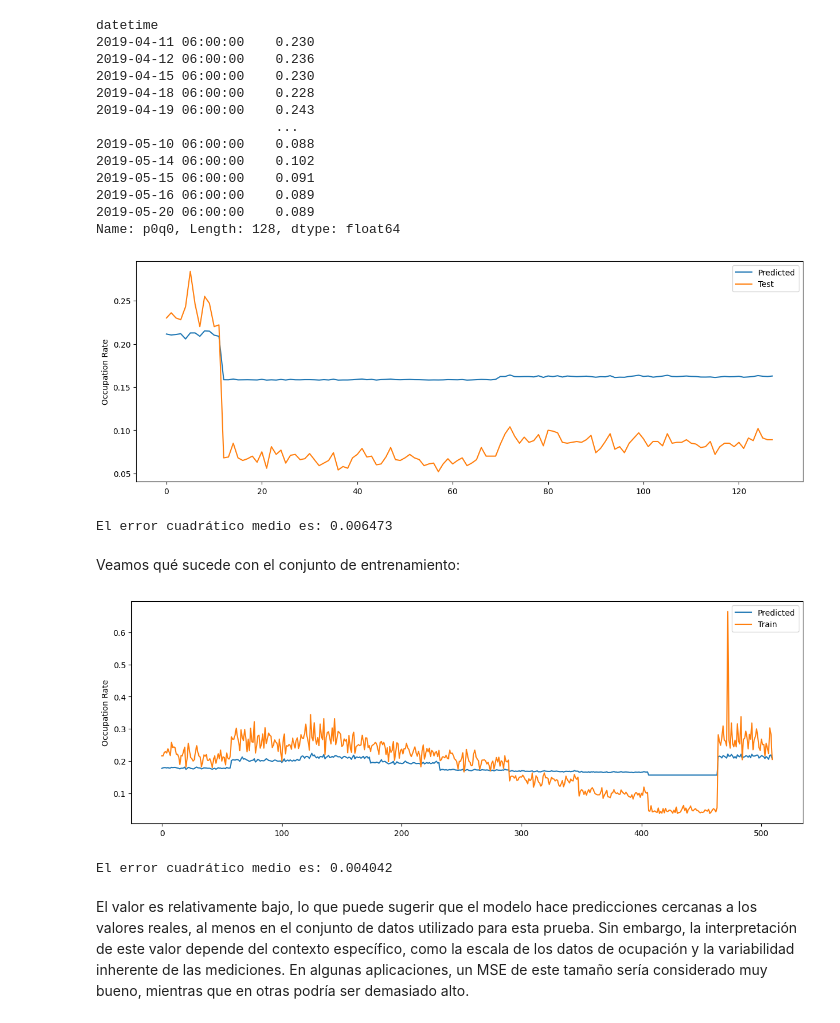
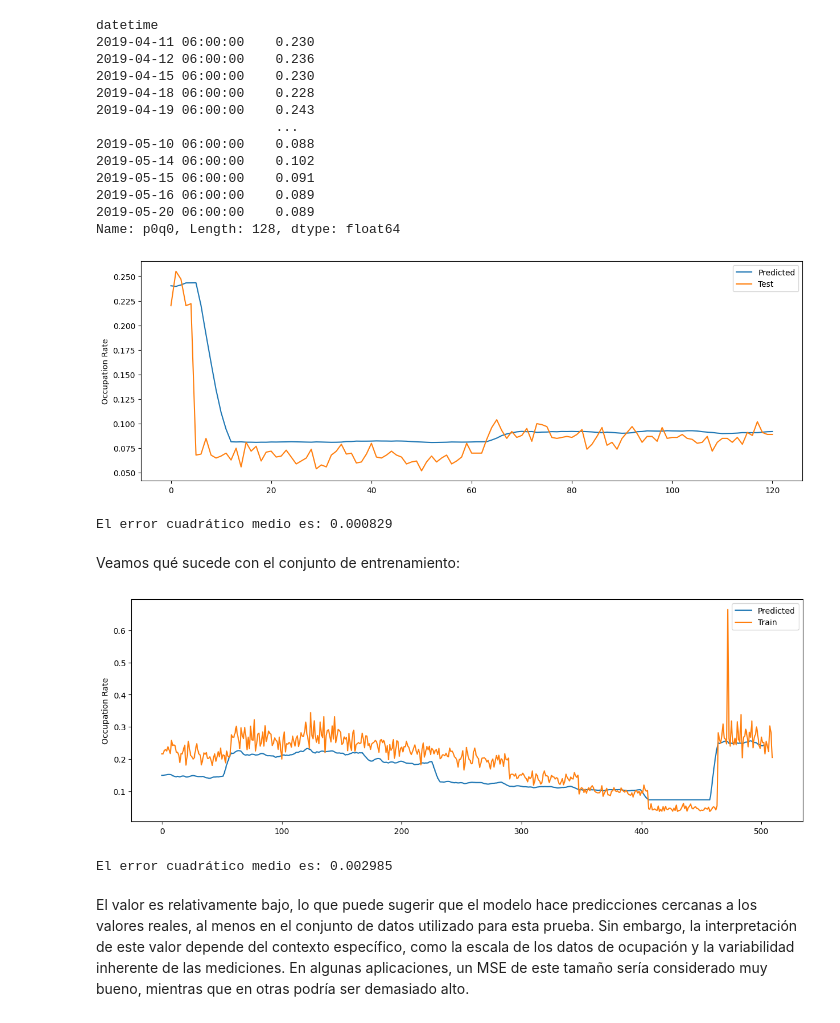
Before and after one commit to contepablod/ML-AI_Bourbaki, a Jupyter notebook: Semana2/intro_autorregresivos.ipynb, the cells around one changed output. Saved outputs shown, nothing was run; the diff lists cells and outputs as text; code cells hidden in the pictures.

```diff
--- a/Semana2/intro_autorregresivos.ipynb
+++ b/Semana2/intro_autorregresivos.ipynb
@@ -627,6 +665,6 @@ LSTMModel(
 )
 # %%
-optimizer = torch.optim.Adam(model.parameters(), lr=LR, amsgrad=True, weight_decay=LR*0.1)
+optimizer = torch.optim.AdamW(model.parameters(), lr=LR, amsgrad=True, weight_decay=LR*0.1)
 criterion = nn.MSELoss()
 # %%
 def train_model(model, optimizer, criterion, train_loader, num_epochs):
@@ -706,9 +744,22 @@ datetime
 2019-05-16 06:00:00    0.089
 2019-05-20 06:00:00    0.089
 Name: p0q0, Length: 128, dtype: float64
+# %%
+X_test_values = X_test.iloc[:, :8].values
+y_test_values = y_test.values
+
+X_test_seq = []
+y_test_seq = []
+
+for i in range(SEQ_LEN, len(X_test_values)):
+    X_test_seq.append(X_test_values[i - SEQ_LEN : i])
+    y_test_seq.append(y_test_values[i])
+
+X_test_seq = np.array(X_test_seq)
+y_test_seq = np.array(y_test_seq)
 # %%
-X_test_tensor = torch.tensor(X_test.iloc[:, :8].to_numpy())
-y_test_tensor = torch.tensor(y_test.to_numpy())
+X_test_tensor = torch.tensor(X_test_seq, dtype=torch.float32)
+y_test_tensor = torch.tensor(y_test_seq, dtype=torch.float32)
 test_dataset = TensorDataset(X_test_tensor, y_test_tensor)
 test_loader = DataLoader(test_dataset, batch_size=BATCH_SIZE, shuffle=False)
 # %%
@@ -725,20 +776,20 @@ for inputs, _ in test_loader:
         # Convert predictions to numpy array and append to list
     all_predictions.append(outputs.cpu().numpy())
 # %%
-y_pred = np.concatenate(all_predictions, axis=0)
+y_test_pred = np.concatenate(all_predictions, axis=0).squeeze()
 # %%
 fig, ax = plt.subplots(figsize=(15,5))
-ax.plot(y_pred, label='Predicted')
-ax.plot(y_test.to_list(), label='Test')
+ax.plot(y_test_pred, label='Predicted')
+ax.plot(y_test_seq, label='Test')
 plt.legend(loc='upper right')
 plt.ylabel('Occupation Rate')
 plt.show()
 # %% [output]
-[figure, old version]
+[figure, new version]
 # %%
-print(f'El error cuadrático medio es: {mean_squared_error(y_test.to_list(), y_pred):.6f}')
+print(f'El error cuadrático medio es: {mean_squared_error(y_test_seq, y_test_pred):.6f}')
 # %% [output]
-El error cuadrático medio es: 0.006473
+El error cuadrático medio es: 0.000829
 # %% [markdown]
 Veamos qué sucede con el conjunto de entrenamiento:
 # %%
@@ -753,16 +804,16 @@ y_pred = np.concatenate(all_predictions, axis=0)
 # %%
 fig, ax = plt.subplots(figsize=(15,5))
-ax.plot(y_pred, label='Predicted')
+ax.plot(y_train_pred, label='Predicted')
 ax.plot(y_train.to_list(), label='Train')
 plt.legend(loc='upper right')
 plt.ylabel('Occupation Rate')
 plt.show()
 # %% [output]
-[figure, old version]
+[figure, new version]
 # %%
-print(f'El error cuadrático medio es: {mean_squared_error(y_train.to_list(), y_pred):.6f}')
+print(f'El error cuadrático medio es: {mean_squared_error(y_train_seq, y_train_pred):.6f}')
 # %% [output]
-El error cuadrático medio es: 0.004042
+El error cuadrático medio es: 0.002985
 # %% [markdown]
 El valor es relativamente bajo, lo que puede sugerir que el modelo hace predicciones cercanas a los valores reales, al menos en el conjunto de datos utilizado para esta prueba. Sin embargo, la interpretación de este valor depende del contexto específico, como la escala de los datos de ocupación y la variabilidad inherente de las mediciones. En algunas aplicaciones, un MSE de este tamaño sería considerado muy bueno, mientras que en otras podría ser demasiado alto.
 # %% [markdown]
```
Also changed, not shown: parts of 13 cells of this notebook.
